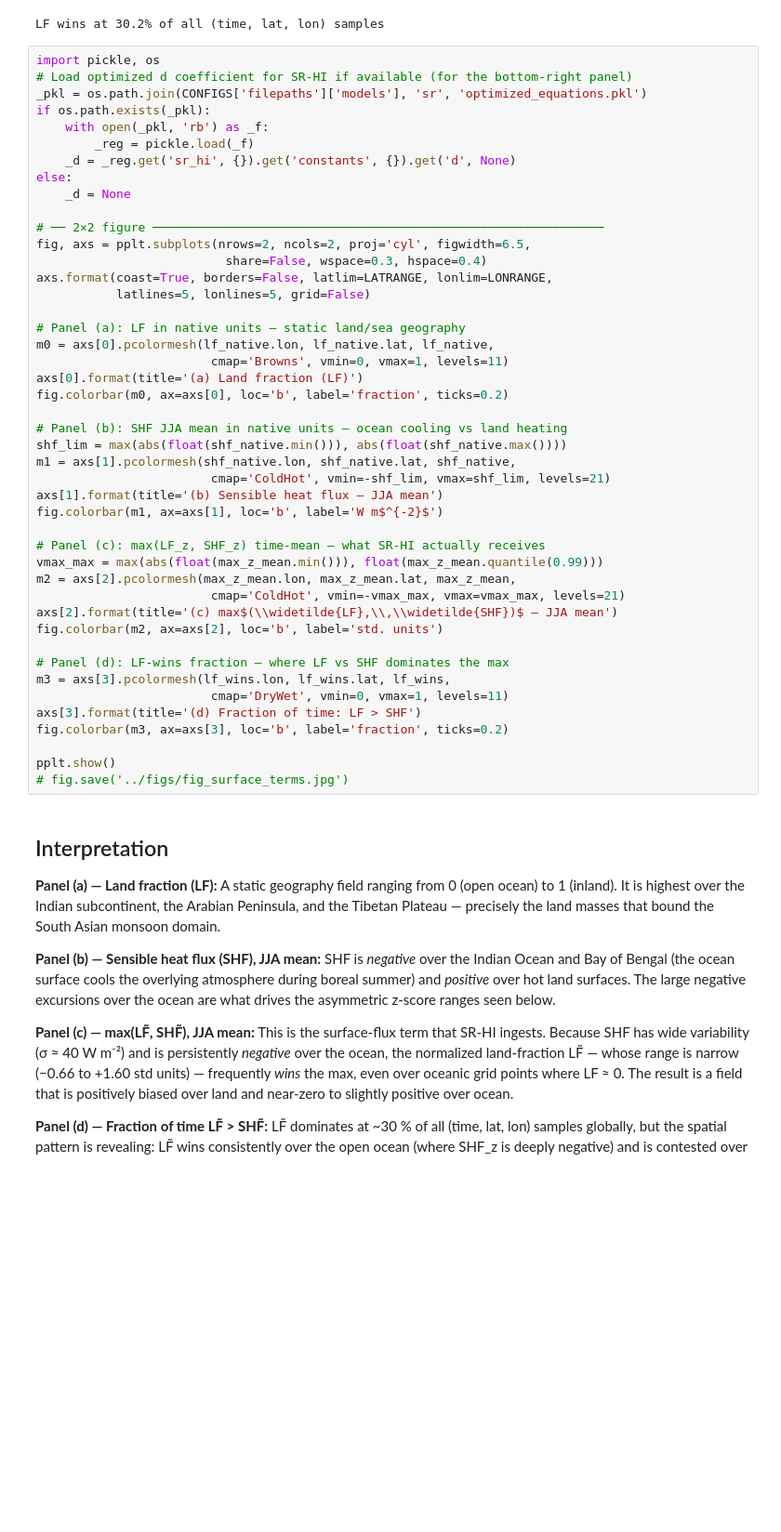
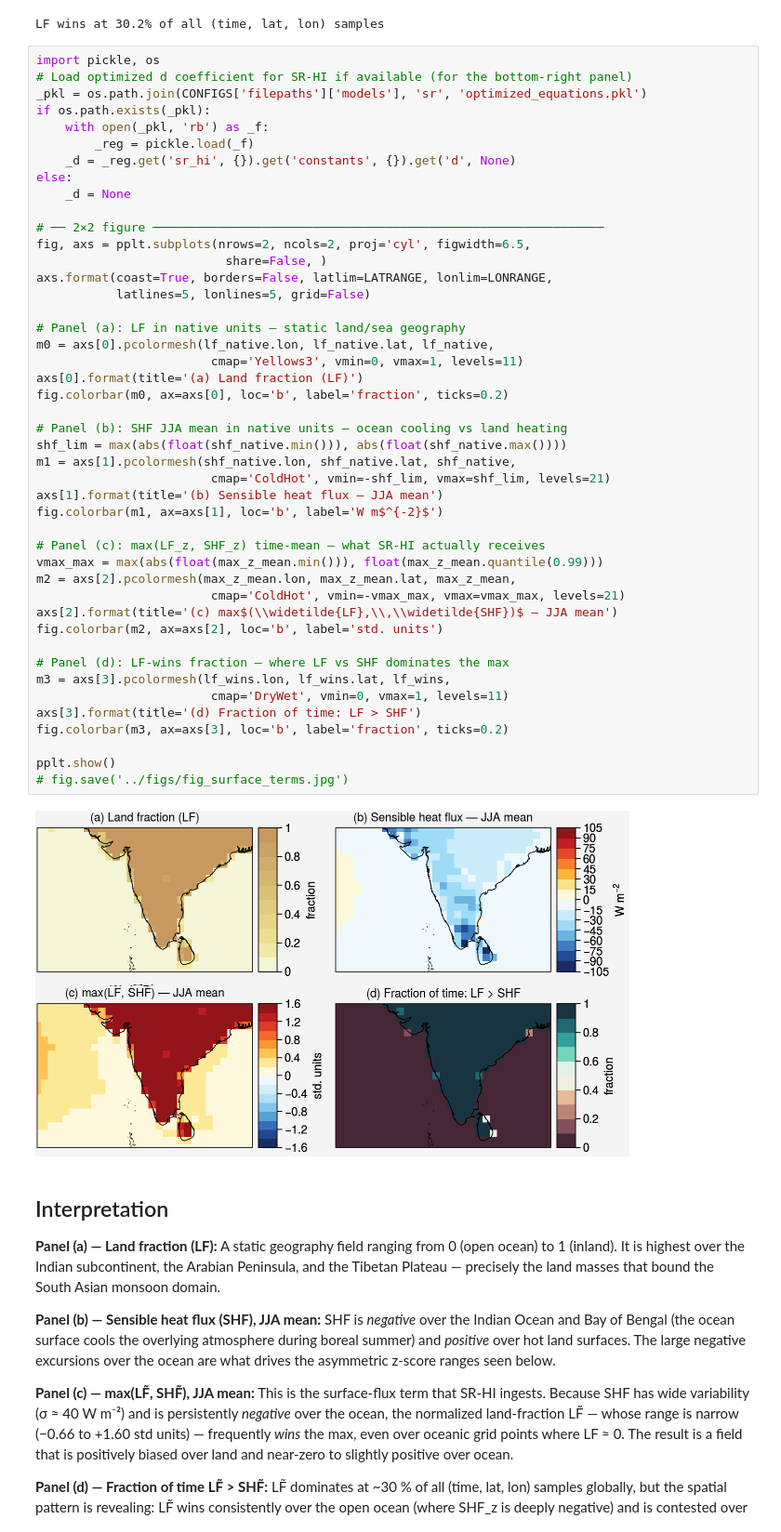
Before and after one commit to savannahferretti/monsoon-discovery, a Jupyter notebook: notebooks/surface_terms.ipynb, the cells around one changed output. Shown at 93% size. Drawn from its saved outputs; the diff is of its cells as text; blank space fills up the shorter version.

```diff
--- a/notebooks/surface_terms.ipynb
+++ b/notebooks/surface_terms.ipynb
@@ -73,38 +73,40 @@ else:
 
 # ── 2×2 figure ──────────────────────────────────────────────────────────────
 fig, axs = pplt.subplots(nrows=2, ncols=2, proj='cyl', figwidth=6.5,
-                          share=False, wspace=0.3, hspace=0.4)
+                          share=False, )
 axs.format(coast=True, borders=False, latlim=LATRANGE, lonlim=LONRANGE,
            latlines=5, lonlines=5, grid=False)
 
 # Panel (a): LF in native units — static land/sea geography
 m0 = axs[0].pcolormesh(lf_native.lon, lf_native.lat, lf_native,
-                        cmap='Browns', vmin=0, vmax=1, levels=11)
+                        cmap='Yellows3', vmin=0, vmax=1, levels=11)
 axs[0].format(title='(a) Land fraction (LF)')
 fig.colorbar(m0, ax=axs[0], loc='b', label='fraction', ticks=0.2)
 
 # Panel (b): SHF JJA mean in native units — ocean cooling vs land heating
 shf_lim = max(abs(float(shf_native.min())), abs(float(shf_native.max())))
 m1 = axs[1].pcolormesh(shf_native.lon, shf_native.lat, shf_native,
                         cmap='ColdHot', vmin=-shf_lim, vmax=shf_lim, levels=21)
 axs[1].format(title='(b) Sensible heat flux — JJA mean')
 fig.colorbar(m1, ax=axs[1], loc='b', label='W m$^{-2}$')
 
 # Panel (c): max(LF_z, SHF_z) time-mean — what SR-HI actually receives
 vmax_max = max(abs(float(max_z_mean.min())), float(max_z_mean.quantile(0.99)))
 m2 = axs[2].pcolormesh(max_z_mean.lon, max_z_mean.lat, max_z_mean,
                         cmap='ColdHot', vmin=-vmax_max, vmax=vmax_max, levels=21)
 axs[2].format(title='(c) max$(\\widetilde{LF},\\,\\widetilde{SHF})$ — JJA mean')
 fig.colorbar(m2, ax=axs[2], loc='b', label='std. units')
 
 # Panel (d): LF-wins fraction — where LF vs SHF dominates the max
 m3 = axs[3].pcolormesh(lf_wins.lon, lf_wins.lat, lf_wins,
                         cmap='DryWet', vmin=0, vmax=1, levels=11)
 axs[3].format(title='(d) Fraction of time: LF > SHF')
 fig.colorbar(m3, ax=axs[3], loc='b', label='fraction', ticks=0.2)
 
 pplt.show()
 # fig.save('../figs/fig_surface_terms.jpg')
+# %% [output]
+[figure, added]
 # %% [markdown]
 ## Interpretation
 
```
Also changed, not shown: 4 other files.
